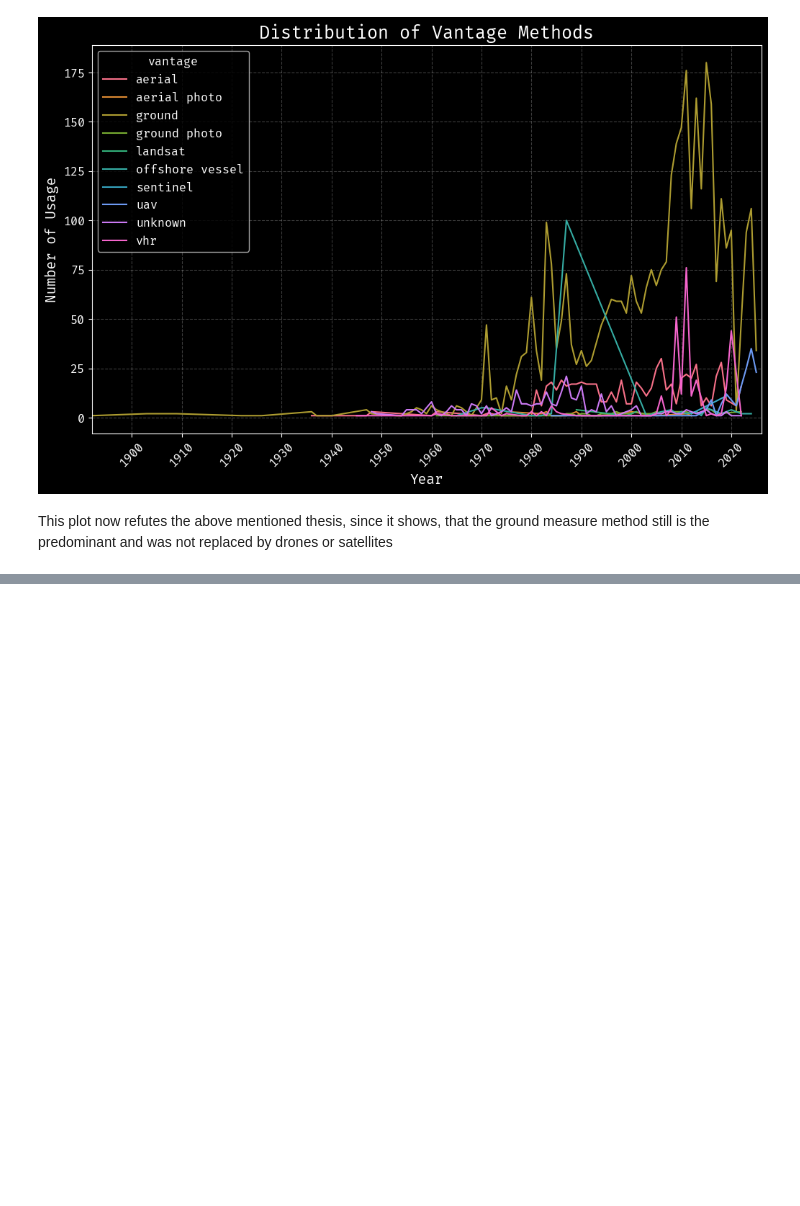
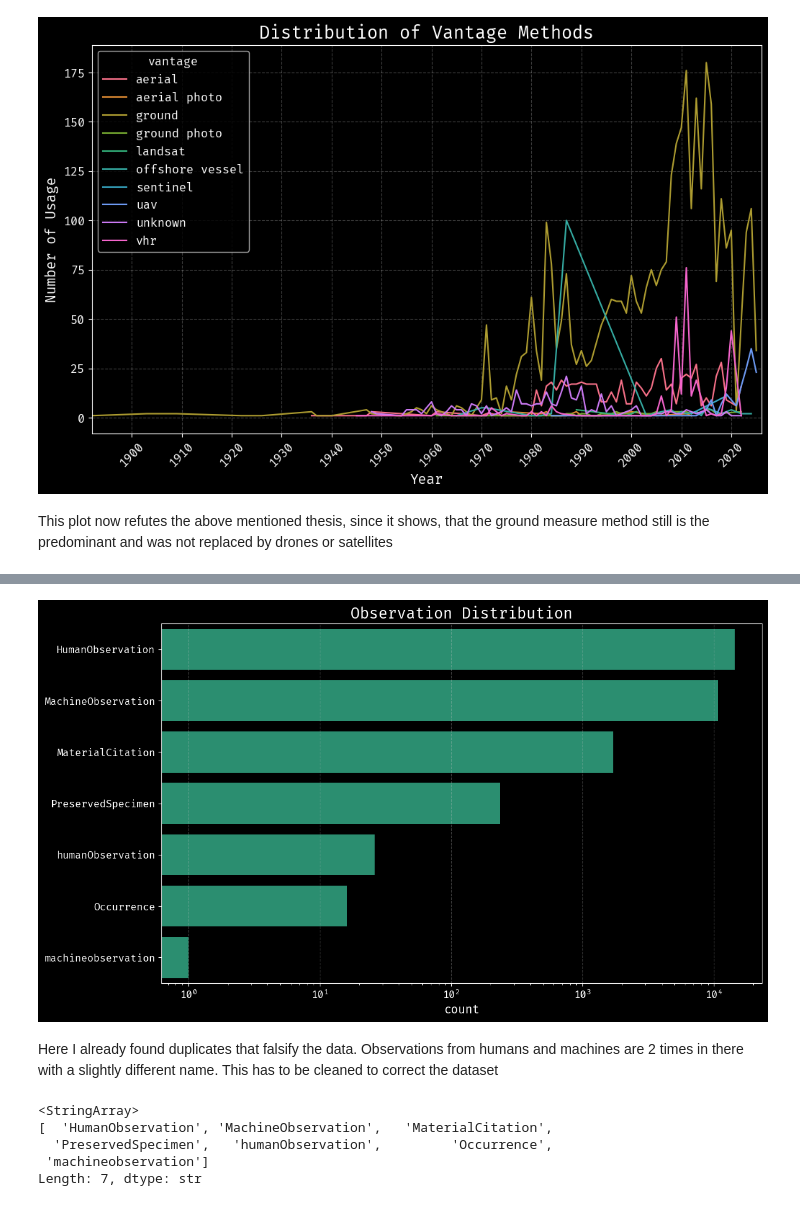
Before and after one commit to MGnified/EDA_antarctic_penguins, a Jupyter notebook: EDA.ipynb, the cells around one changed output, grey strips where cells are left out. Saved outputs shown, nothing was run; the diff lists cells and outputs as text; code cells hidden in the pictures; blank space fills up the shorter version.

```diff
--- a/EDA.ipynb
+++ b/EDA.ipynb
@@ -266,0 +330,28 @@ This plot now refutes the above mentioned thesis, since it shows, that the groun
+# %%
+record_basis = occurrences['basis_of_record'].unique()
+record_basis_count = occurrences['basis_of_record'].value_counts()
+
+fig, ax = plt.subplots()
+
+ax = sns.barplot(x=record_basis_count, y=record_basis)
+
+ax.set_xscale("log")
+ax.set_title("Observation Distribution")
+
+
+plt.tight_layout()
+plt.show()
+# %% [output]
+[figure, added]
+# %% [markdown]
+Here I already found duplicates that falsify the data. Observations from humans and machines are 2 times in there with a slightly different name. This has to be cleaned to correct the dataset
+# %%
+occurrences_clean = occurrences.copy()
+
+occurrences_clean['basis_of_record'].unique()
+# %% [output]
+<StringArray>
+[  'HumanObservation', 'MachineObservation',   'MaterialCitation',
+  'PreservedSpecimen',   'humanObservation',         'Occurrence',
+ 'machineobservation']
+Length: 7, dtype: str
```
Also changed, not shown: parts of 8 cells of this notebook, 1 other file.
